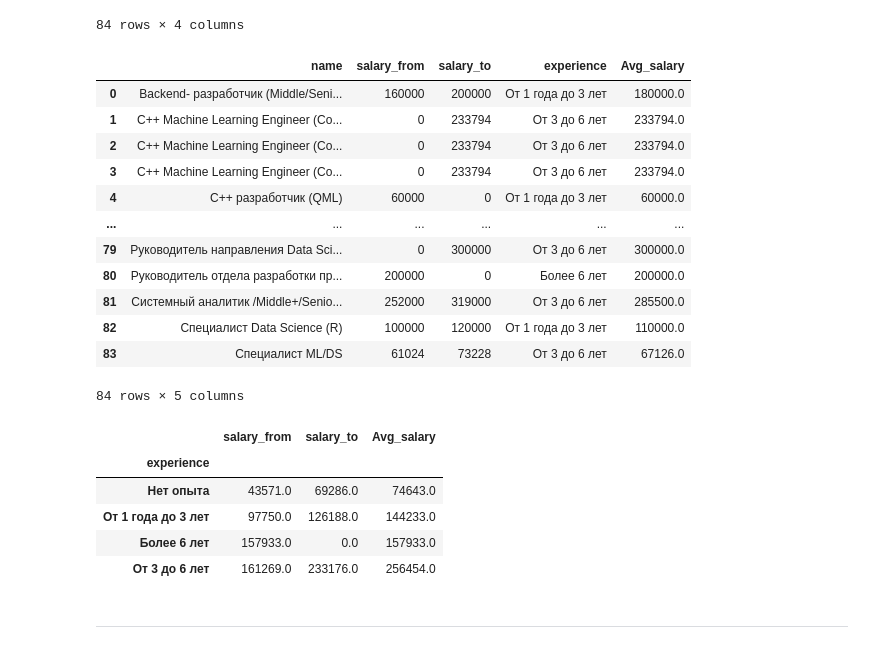
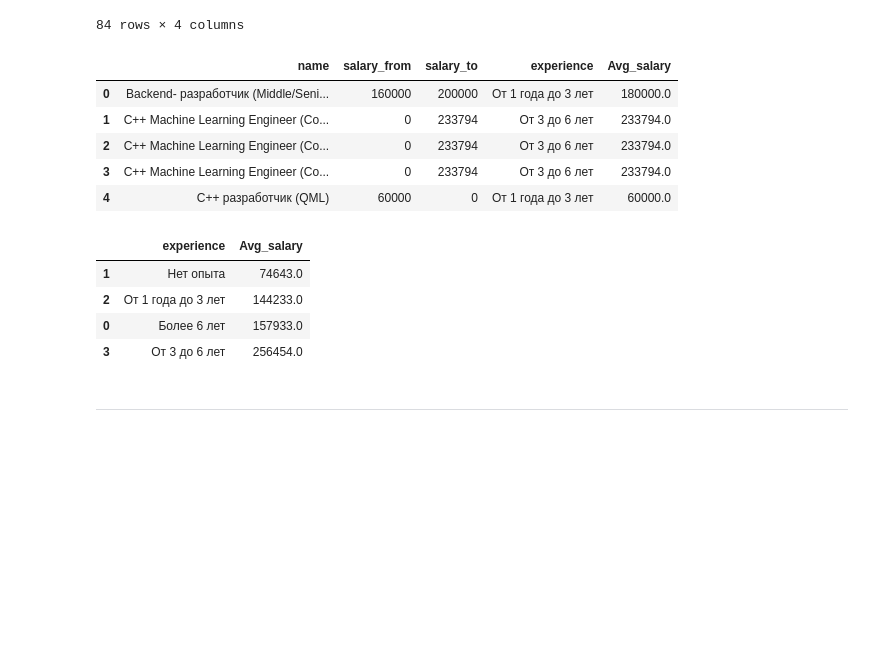
Before and after one commit to YarikKa2/SQL__StudyPrject2, a Jupyter notebook: code/SQL_StudyProject2.ipynb, the cells around one changed output. Drawn from its saved outputs; the diff is of its cells as text; code cells hidden in the pictures; blank space fills up the shorter version.

```diff
--- a/code/SQL_StudyProject2.ipynb
+++ b/code/SQL_StudyProject2.ipynb
@@ -842,31 +843,28 @@ def Avg_slry(data_frame):
 
     return data_frame
 # %%
+# применяем функцию Avg_slry к датафрейму
 DS_Avg_Slry = Avg_slry(DS_Avg_Slry)
-display(DS_Avg_Slry)
+display(DS_Avg_Slry.head())
 
-round(DS_Avg_Slry.groupby(['experience']).mean(['Avg_salary'])
-      .sort_values(['Avg_salary']))
+
+# группируем значения по переменной 'experience' и определяем среднее
+group_slry = round(DS_Avg_Slry.groupby(['experience'], as_index=False)
+                   .mean(['Avg_salary']).sort_values(['Avg_salary']))
+
+group_slry.loc[:, ['experience', 'Avg_salary']]
 # %% [output]
 |  | name | salary_from | salary_to | experience | Avg_salary |
 | 0 | Backend- разработчик (Middle/Seni... | 160000 | 200000 | От 1 года до 3 лет | 180000.0 |
 | 1 | C++ Machine Learning Engineer (Co... | 0 | 233794 | От 3 до 6 лет | 233794.0 |
 | 2 | C++ Machine Learning Engineer (Co... | 0 | 233794 | От 3 до 6 лет | 233794.0 |
 | 3 | C++ Machine Learning Engineer (Co... | 0 | 233794 | От 3 до 6 лет | 233794.0 |
 | 4 | C++ разработчик (QML) | 60000 | 0 | От 1 года до 3 лет | 60000.0 |
-| ... | ... | ... | ... | ... | ... |
-| 79 | Руководитель направления Data Sci... | 0 | 300000 | От 3 до 6 лет | 300000.0 |
-| 80 | Руководитель отдела разработки пр... | 200000 | 0 | Более 6 лет | 200000.0 |
-| 81 | Системный аналитик /Middle+/Senio... | 252000 | 319000 | От 3 до 6 лет | 285500.0 |
-| 82 | Специалист Data Science (R) | 100000 | 120000 | От 1 года до 3 лет | 110000.0 |
-| 83 | Специалист ML/DS | 61024 | 73228 | От 3 до 6 лет | 67126.0 |
-84 rows × 5 columns
-|  | salary_from | salary_to | Avg_salary |
-| experience |  |  |  |
-| Нет опыта | 43571.0 | 69286.0 | 74643.0 |
-| От 1 года до 3 лет | 97750.0 | 126188.0 | 144233.0 |
-| Более 6 лет | 157933.0 | 0.0 | 157933.0 |
-| От 3 до 6 лет | 161269.0 | 233176.0 | 256454.0 |
+|  | experience | Avg_salary |
+| 1 | Нет опыта | 74643.0 |
+| 2 | От 1 года до 3 лет | 144233.0 |
+| 0 | Более 6 лет | 157933.0 |
+| 3 | От 3 до 6 лет | 256454.0 |
 # %% [markdown]
 ***
 # %%
```
Also changed, not shown: parts of 1 cell of this notebook.
